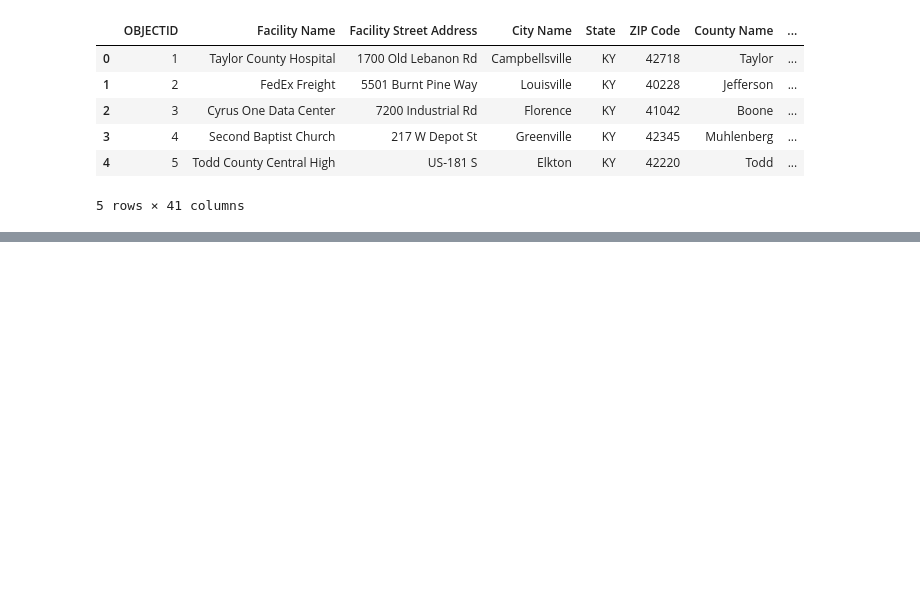
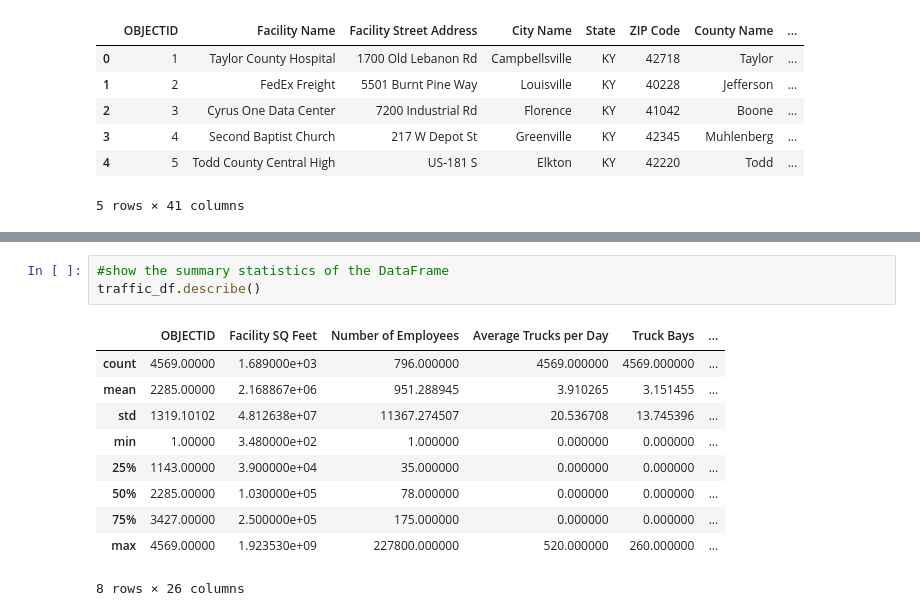
Before and after one commit to Mikes-Design/ky_traffic_analytics, a Jupyter notebook: worked_data/work.ipynb, the cells around one changed output, grey strips where cells are left out. Saved outputs shown, nothing was run; the diff lists cells and outputs as text; blank space fills up the shorter version.

```diff
--- a/worked_data/work.ipynb
+++ b/worked_data/work.ipynb
@@ -33,0 +90,14 @@ traffic_df.head()
+# %%
+#show the summary statistics of the DataFrame
+traffic_df.describe()
+# %% [output]
+|  | OBJECTID | Facility SQ Feet | Number of Employees | Average Trucks per Day | Truck Bays | ... |
+| count | 4569.00000 | 1.689000e+03 | 796.000000 | 4569.000000 | 4569.000000 | ... |
+| mean | 2285.00000 | 2.168867e+06 | 951.288945 | 3.910265 | 3.151455 | ... |
+| std | 1319.10102 | 4.812638e+07 | 11367.274507 | 20.536708 | 13.745396 | ... |
+| min | 1.00000 | 3.480000e+02 | 1.000000 | 0.000000 | 0.000000 | ... |
+| 25% | 1143.00000 | 3.900000e+04 | 35.000000 | 0.000000 | 0.000000 | ... |
+| 50% | 2285.00000 | 1.030000e+05 | 78.000000 | 0.000000 | 0.000000 | ... |
+| 75% | 3427.00000 | 2.500000e+05 | 175.000000 | 0.000000 | 0.000000 | ... |
+| max | 4569.00000 | 1.923530e+09 | 227800.000000 | 520.000000 | 260.000000 | ... |
+8 rows × 26 columns
```
Also changed, not shown: parts of 8 cells of this notebook.
